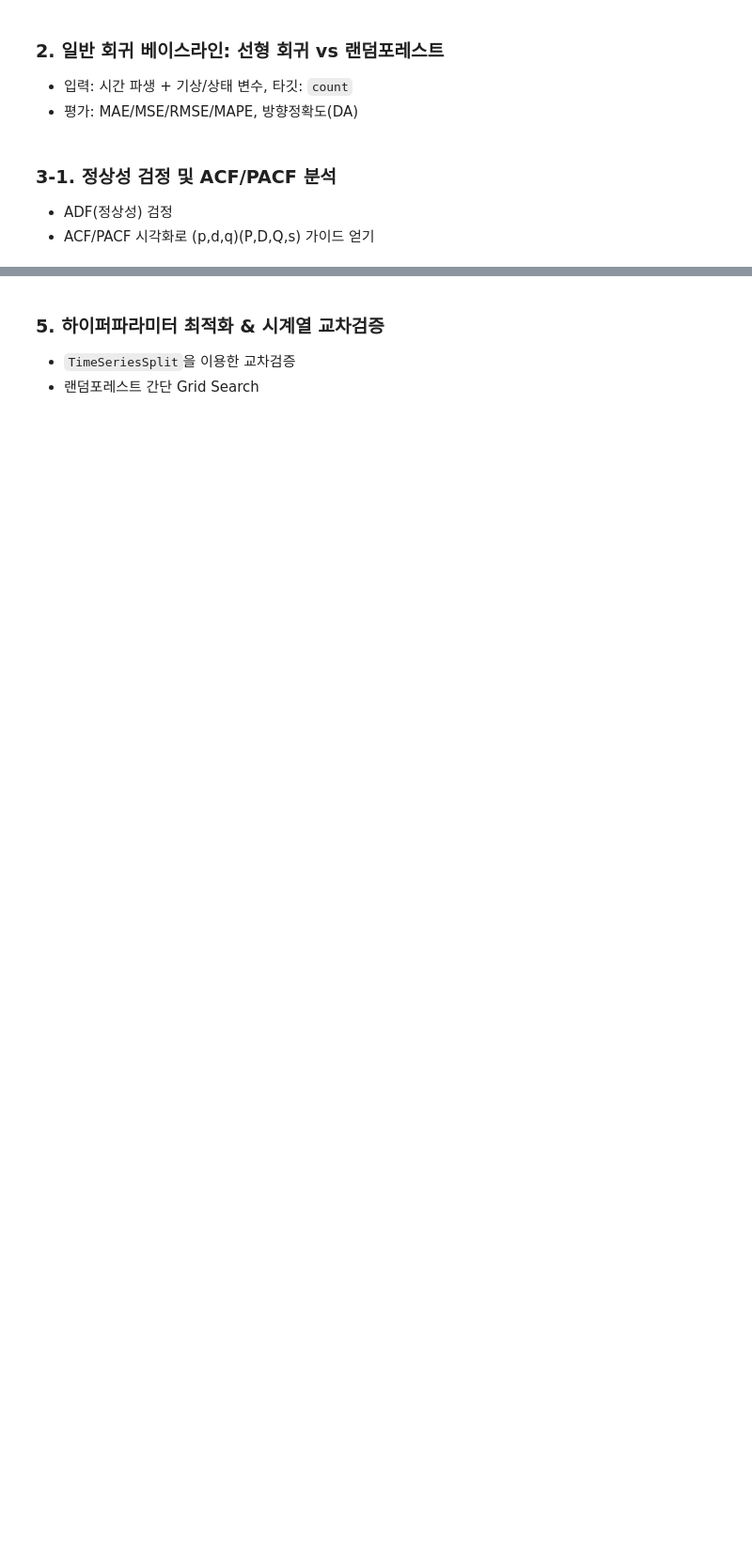
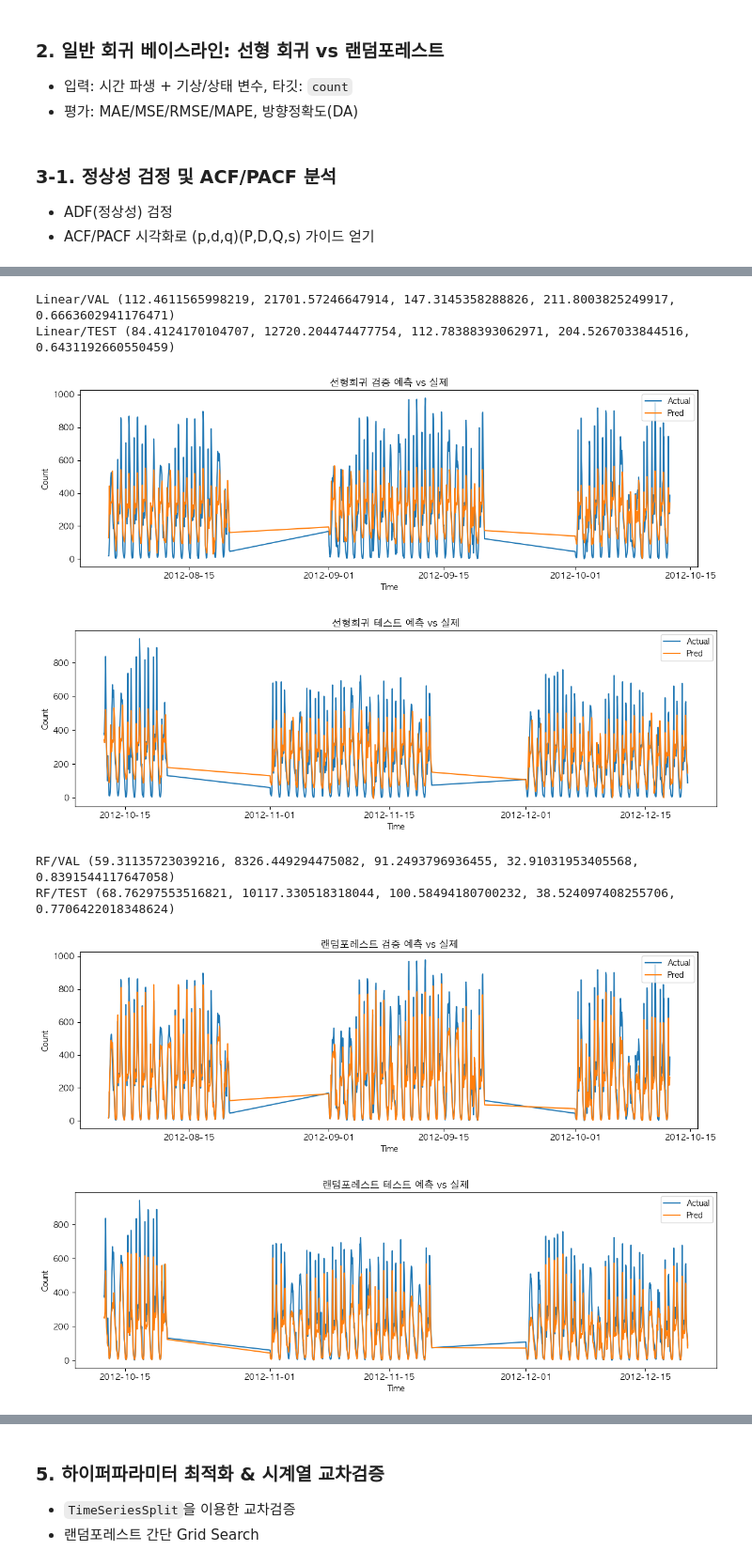
Before and after one commit to trouvlemaker/metacode-lecture, a Jupyter notebook: 2-3, 2-1. time_series_forecasting_classical_baselines.ipynb, the cells around one changed output, grey strips where cells are left out. Shown at 94% size. Drawn from its saved outputs; the diff is of its cells as text; code cells hidden in the pictures; blank space fills up the shorter version.

```diff
--- a/2-3, 2-1. time_series_forecasting_classical_baselines.ipynb
+++ b/2-3, 2-1. time_series_forecasting_classical_baselines.ipynb
@@ -137,33 +178,49 @@ def plot_actual_vs_pred(dt_index, y_true, y_pred, title):
     plt.xlabel('Time')
     plt.ylabel('Count')
     plt.legend()
     plt.tight_layout()
     plt.show()
 
 
+# 분할별 특징 생성
 X_train, y_train = to_supervised_features(train_df)
-X_val, y_val = to_supervised_features(val_df)
-X_test, y_test = to_supervised_features(test_df)
+X_val, y_val     = to_supervised_features(val_df)
+X_test, y_test   = to_supervised_features(test_df)
 
+# 학습 컬럼에 맞춰 정렬/보정 (없는 컬럼은 0 채움)
+X_val  = X_val.reindex(columns=X_train.columns, fill_value=0)
+X_test = X_test.reindex(columns=X_train.columns, fill_value=0)
+
+from sklearn.linear_model import LinearRegression
 lin = LinearRegression().fit(X_train, y_train)
-lin_val_pred = lin.predict(X_val)
+lin_val_pred  = lin.predict(X_val)
 lin_test_pred = lin.predict(X_test)
+
 print('Linear/VAL', compute_metrics(y_val.to_numpy(), lin_val_pred))
 print('Linear/TEST', compute_metrics(y_test.to_numpy(), lin_test_pred))
 plot_actual_vs_pred(val_df['datetime'].values, y_val.to_numpy(), lin_val_pred, '선형회귀 검증 예측 vs 실제')
 plot_actual_vs_pred(test_df['datetime'].values, y_test.to_numpy(), lin_test_pred, '선형회귀 테스트 예측 vs 실제')
 
 rf = RandomForestRegressor(n_estimators=300, n_jobs=-1, random_state=42)
 rf.fit(X_train, y_train)
 rf_val_pred = rf.predict(X_val)
 rf_test_pred = rf.predict(X_test)
 print('RF/VAL', compute_metrics(y_val.to_numpy(), rf_val_pred))
 print('RF/TEST', compute_metrics(y_test.to_numpy(), rf_test_pred))
 plot_actual_vs_pred(val_df['datetime'].values, y_val.to_numpy(), rf_val_pred, '랜덤포레스트 검증 예측 vs 실제')
 plot_actual_vs_pred(test_df['datetime'].values, y_test.to_numpy(), rf_test_pred, '랜덤포레스트 테스트 예측 vs 실제')
 
 try:
     importances = pd.Series(rf.feature_importances_, index=X_train.columns).sort_values(ascending=False)
     print('RF 중요도 TOP 15:\n', importances.head(15))
 except Exception:
     pass
+# %% [output]
+Linear/VAL (112.4611565998219, 21701.57246647914, 147.3145358288826, 211.8003825249917, 0.6663602941176471)
+Linear/TEST (84.4124170104707, 12720.204474477754, 112.78388393062971, 204.5267033844516, 0.6431192660550459)
+[figure, added]
+[figure, added]
+RF/VAL (59.31135723039216, 8326.449294475082, 91.2493796936455, 32.91031953405568, 0.8391544117647058)
+RF/TEST (68.76297553516821, 10117.330518318044, 100.58494180700232, 38.524097408255706, 0.7706422018348624)
+[figure, added]
+[figure, added]
```
Also changed, not shown: parts of 9 cells of this notebook, 7 other files.
